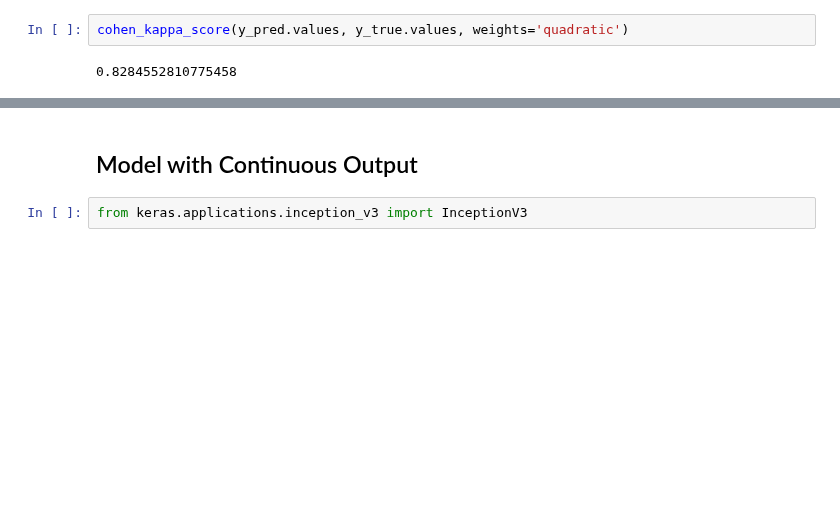
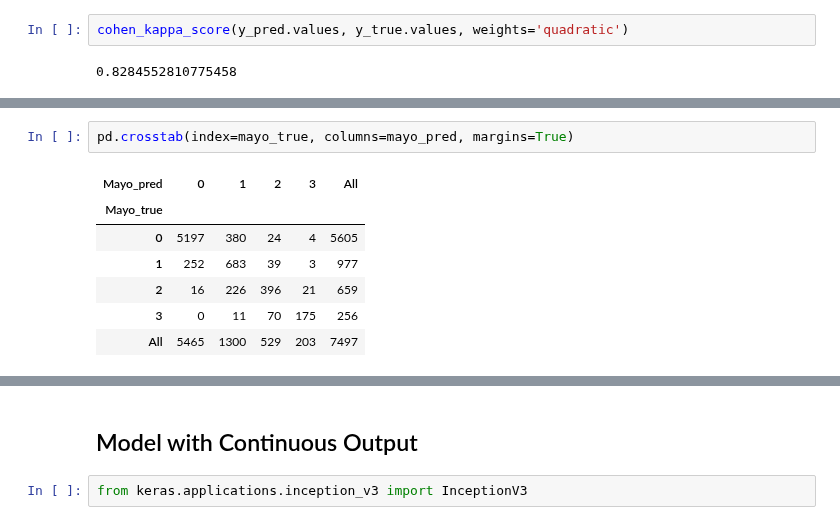
Before and after one commit to wenshuoliu/DLproj, a Jupyter notebook: UC_colonoscopy/phase2.ipynb, the cells around one changed output, grey strips where cells are left out. Drawn from its saved outputs; the diff is of its cells as text; blank space fills up the shorter version.

```diff
--- a/UC_colonoscopy/phase2.ipynb
+++ b/UC_colonoscopy/phase2.ipynb
@@ -801,0 +1056,10 @@ cohen_kappa_score(y_pred.values, y_true.values, weights='quadratic')
+# %%
+pd.crosstab(index=mayo_true, columns=mayo_pred, margins=True)
+# %% [output]
+| Mayo_pred | 0 | 1 | 2 | 3 | All |
+| Mayo_true |  |  |  |  |  |
+| 0 | 5197 | 380 | 24 | 4 | 5605 |
+| 1 | 252 | 683 | 39 | 3 | 977 |
+| 2 | 16 | 226 | 396 | 21 | 659 |
+| 3 | 0 | 11 | 70 | 175 | 256 |
+| All | 5465 | 1300 | 529 | 203 | 7497 |
```
Also changed, not shown: parts of 54 cells of this notebook, 3 other files.
